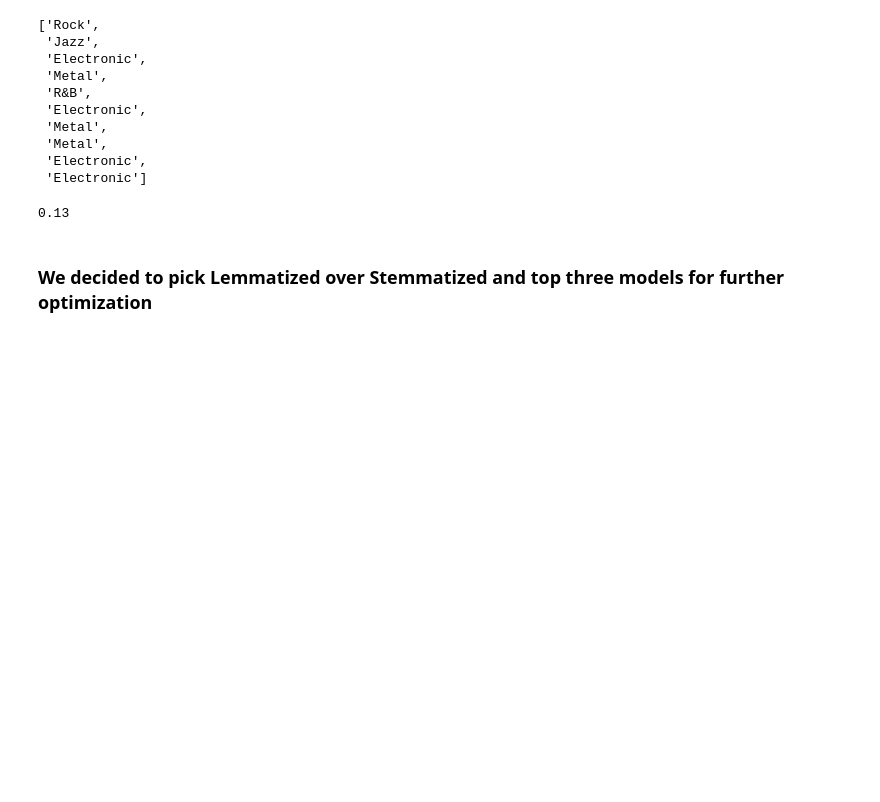
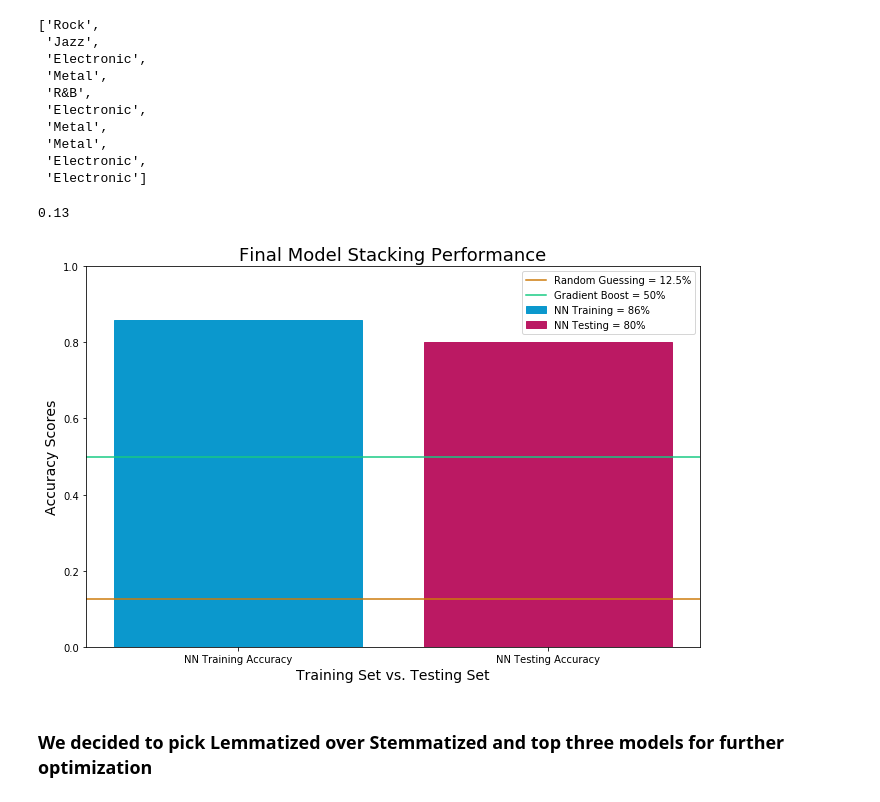
Before and after one commit to Botafogo1894/Model_Stacking, a Jupyter notebook: Newest_Stacker.ipynb, the cells around one changed output. Cells and saved outputs as stored; diff of their text form; code cells hidden in the pictures; blank space fills up the shorter version.

```diff
--- a/Newest_Stacker.ipynb
+++ b/Newest_Stacker.ipynb
@@ -746,3 +731,29 @@ plt.show()
+# %%
+modles_lem = ["NN Training Accuracy", "NN Testing Accuracy"]
+accuracy_lem = [0.86, 0.80]
+
+
+import numpy as np
+import matplotlib.pyplot as plt
+from matplotlib.ticker import MaxNLocator
+from collections import namedtuple
+
+plt.figure(figsize=(11,7))
+barlist=plt.bar(modles_lem, accuracy_lem)
+barlist[0].set_color('#0B98CD')
+barlist[0].set_label('NN Training = 86%')
+barlist[1].set_color('#BB1963')
+barlist[1].set_label('NN Testing = 80%')
+plt.axhline(y=1/len(set(y)), color='#CD7B0B', linestyle='-', label = "Random Guessing = 12.5%")
+plt.axhline(y=0.5, color='#17CA83', linestyle='-', label = "Gradient Boost = 50%")
+plt.xlabel('Training Set vs. Testing Set', fontsize = 14)
+plt.ylabel('Accuracy Scores', fontsize = 14)
+plt.title('Final Model Stacking Performance', fontsize = 18)
+plt.ylim(top=1)
+plt.legend()
+plt.show()
+# %% [output]
+[figure, added]
 # %% [markdown]
 ### We decided to pick Lemmatized over Stemmatized and top three models for further optimization
 # %% [markdown]
```
Also changed, not shown: parts of 17 cells of this notebook.
